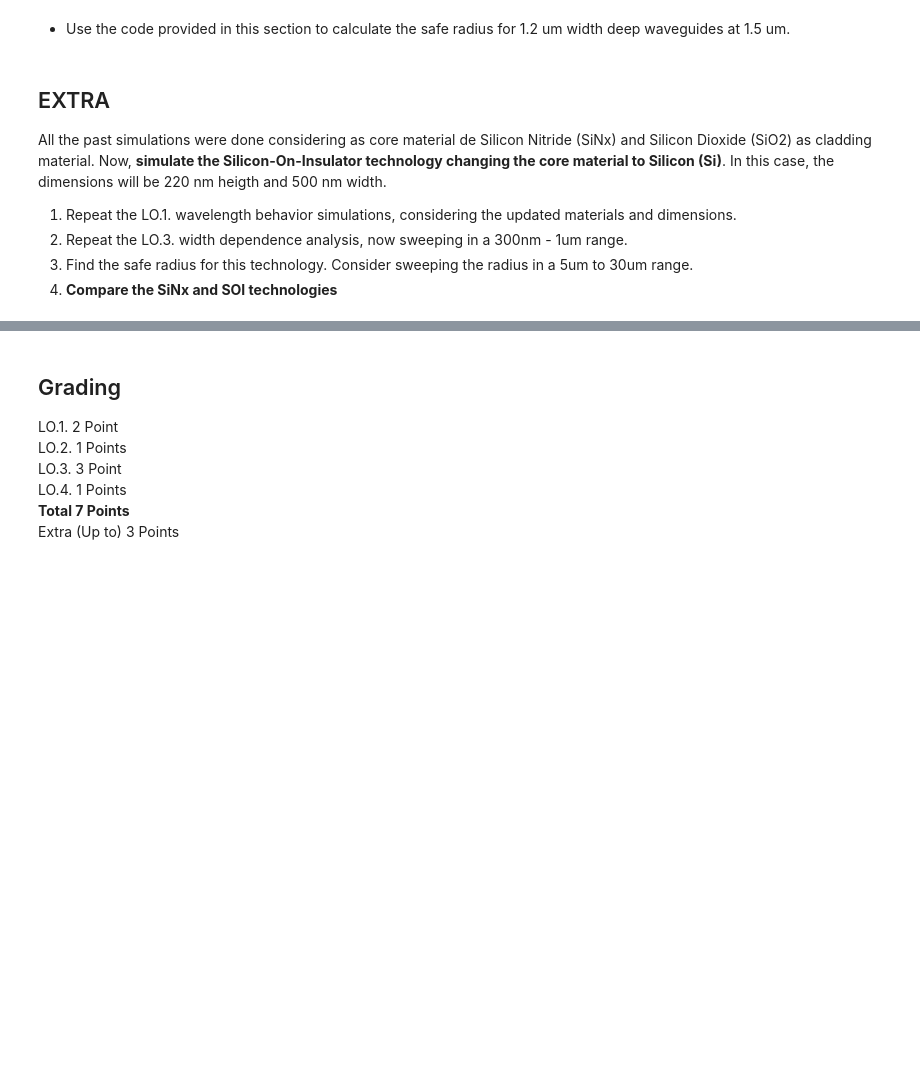
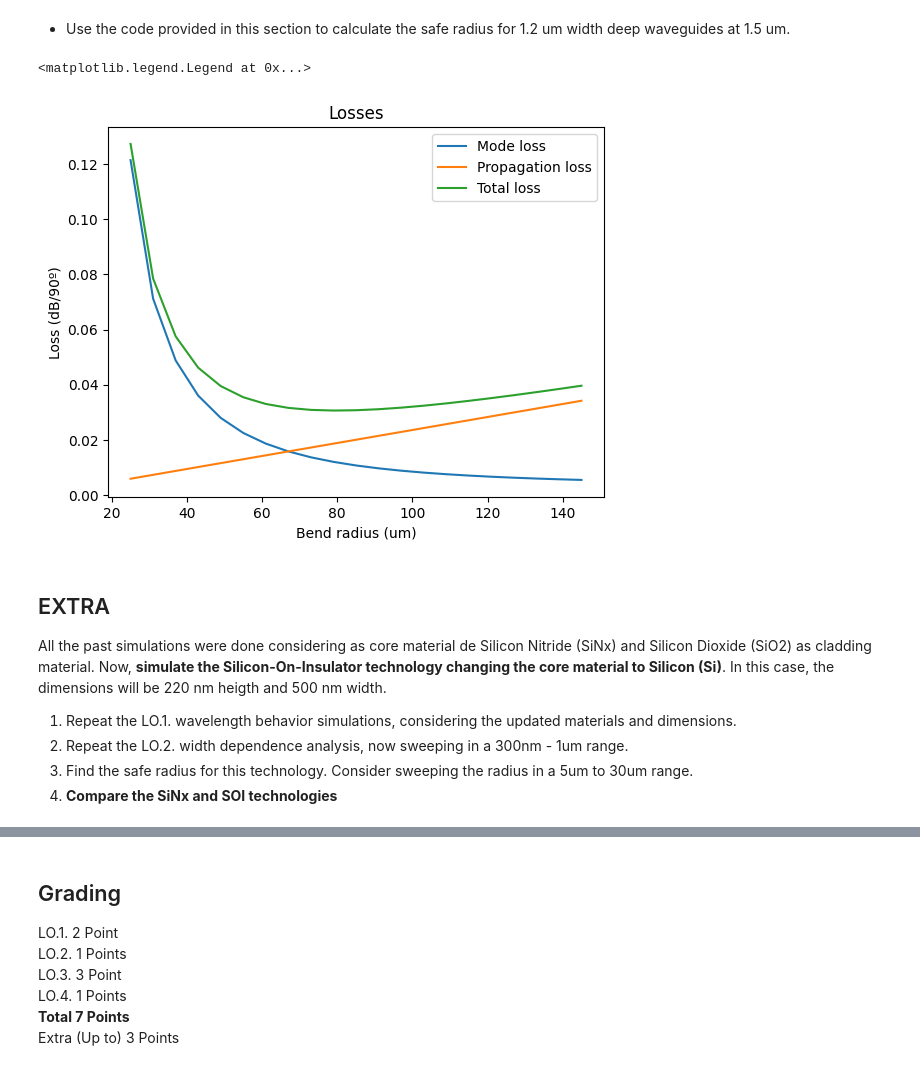
Before and after one commit to davidalcarria/pic-upv-lab1, a Jupyter notebook: WAVEGUIDES_Student.ipynb, the cells around one changed output, grey strips where cells are left out. Drawn from its saved outputs; the diff is of its cells as text; code cells hidden in the pictures; blank space fills up the shorter version.

Commit message:
falta safe radius extra

```diff
--- a/WAVEGUIDES_Student.ipynb
+++ b/WAVEGUIDES_Student.ipynb
@@ -495,10 +464,26 @@ plt.legend()
 # %% [markdown]
 - Use the code provided in this section to calculate the safe radius for 1.2 um width deep waveguides at 1.5 um.
+# %%
+radii = np.arange(25.0, 150,6)
+propagation_loss = radii*(np.pi/2)*(dB_cm/10000)
+mismatch = gt.modes.sweep_bend_mismatch(bend_1550, radii)
+
+
+plt.title("Losses")
+plt.plot(radii, -10 * np.log10(mismatch), label="Mode loss")
+plt.plot(radii, propagation_loss,  label="Propagation loss")
+plt.plot(radii, propagation_loss-10 * np.log10(mismatch), label="Total loss")
+plt.xlabel("Bend radius (um)")
+plt.ylabel("Loss (dB/90º)")
+plt.legend()
+# %% [output]
+<matplotlib.legend.Legend at 0x...>
+[figure, added]
 # %% [markdown]
 ## EXTRA
 
 All the past simulations were done considering as core material de Silicon Nitride (SiNx) and Silicon Dioxide (SiO2) as cladding material. Now, **simulate the Silicon-On-Insulator technology changing the core material to Silicon (Si)**. In this case, the dimensions will be 220 nm heigth and 500 nm width.
 1. Repeat the LO.1. wavelength behavior simulations, considering the updated materials and dimensions.
-2. Repeat the LO.3. width dependence analysis, now sweeping in a 300nm - 1um range.
+2. Repeat the LO.2. width dependence analysis, now sweeping in a 300nm - 1um range.
 3. Find the safe radius for this technology. Consider sweeping the radius in a 5um to 30um range.
 4. **Compare the SiNx and SOI technologies**
```
Also changed, not shown: parts of 12 cells of this notebook.
